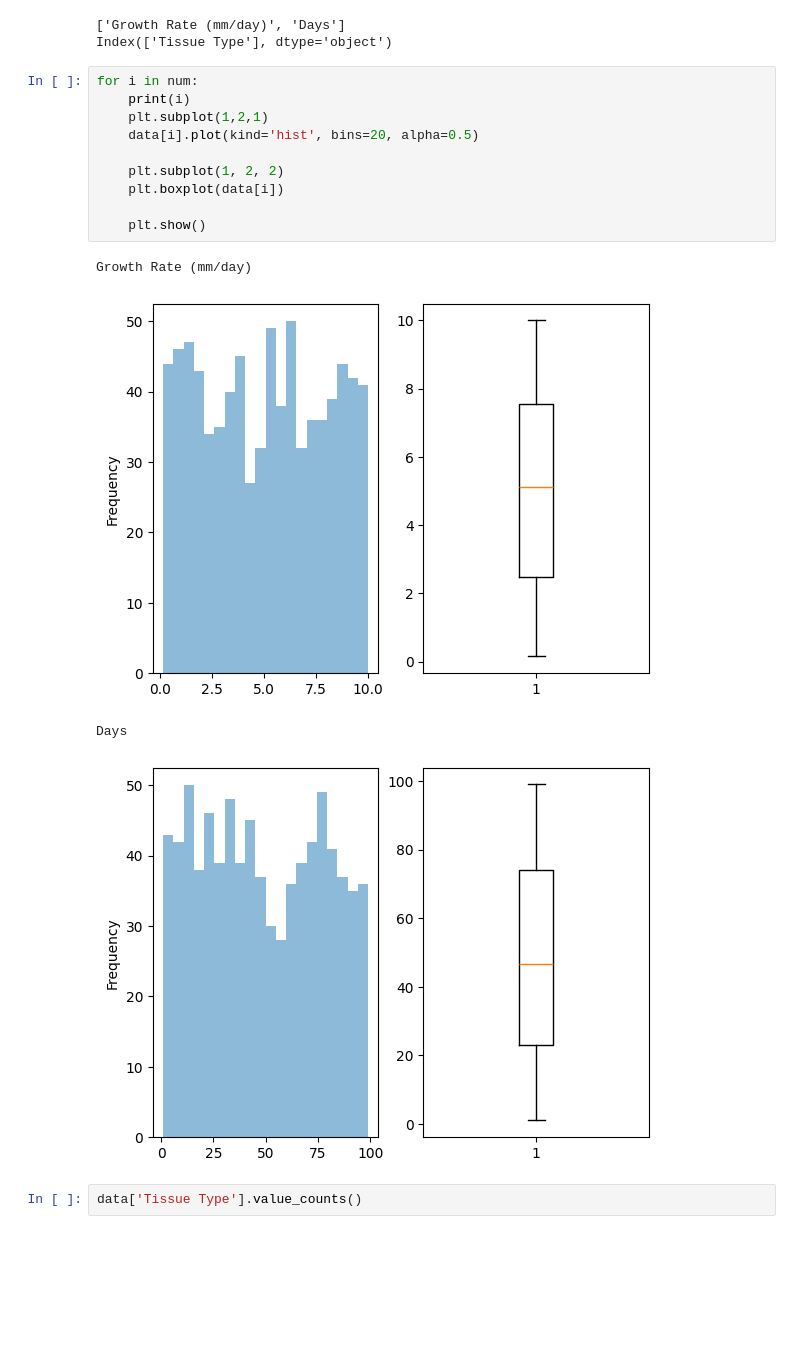
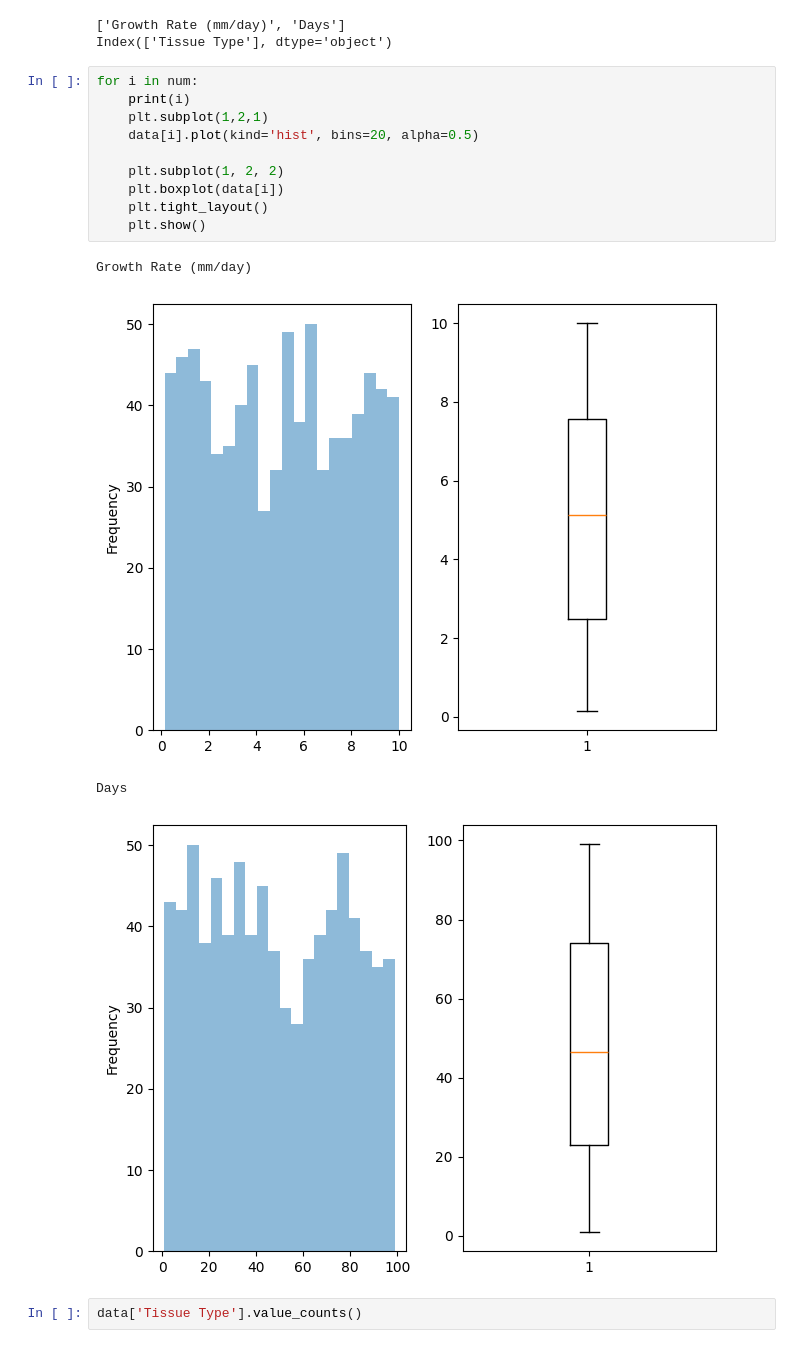
Before and after one commit to 1sumer/Python-Repo, a Jupyter notebook: Polynomial regression/Tissue_Growth_rate.ipynb, the cells around one changed output. Drawn from its saved outputs; the diff is of its cells as text; blank space fills up the shorter version.

```diff
--- a/Polynomial regression/Tissue_Growth_rate.ipynb
+++ b/Polynomial regression/Tissue_Growth_rate.ipynb
@@ -92,18 +92,18 @@ Index(['Tissue Type'], dtype='object')
 # %%
 for i in num:
     print(i)
     plt.subplot(1,2,1)
     data[i].plot(kind='hist', bins=20, alpha=0.5)
 
     plt.subplot(1, 2, 2)
     plt.boxplot(data[i])
-
+    plt.tight_layout()
     plt.show()
 # %% [output]
 Growth Rate (mm/day)
-[figure, old version]
+[figure, new version]
 Days
-[figure, old version]
+[figure, new version]
 # %%
 data['Tissue Type'].value_counts()
 # %% [output]
```
Also changed, not shown: parts of 3 cells of this notebook.
